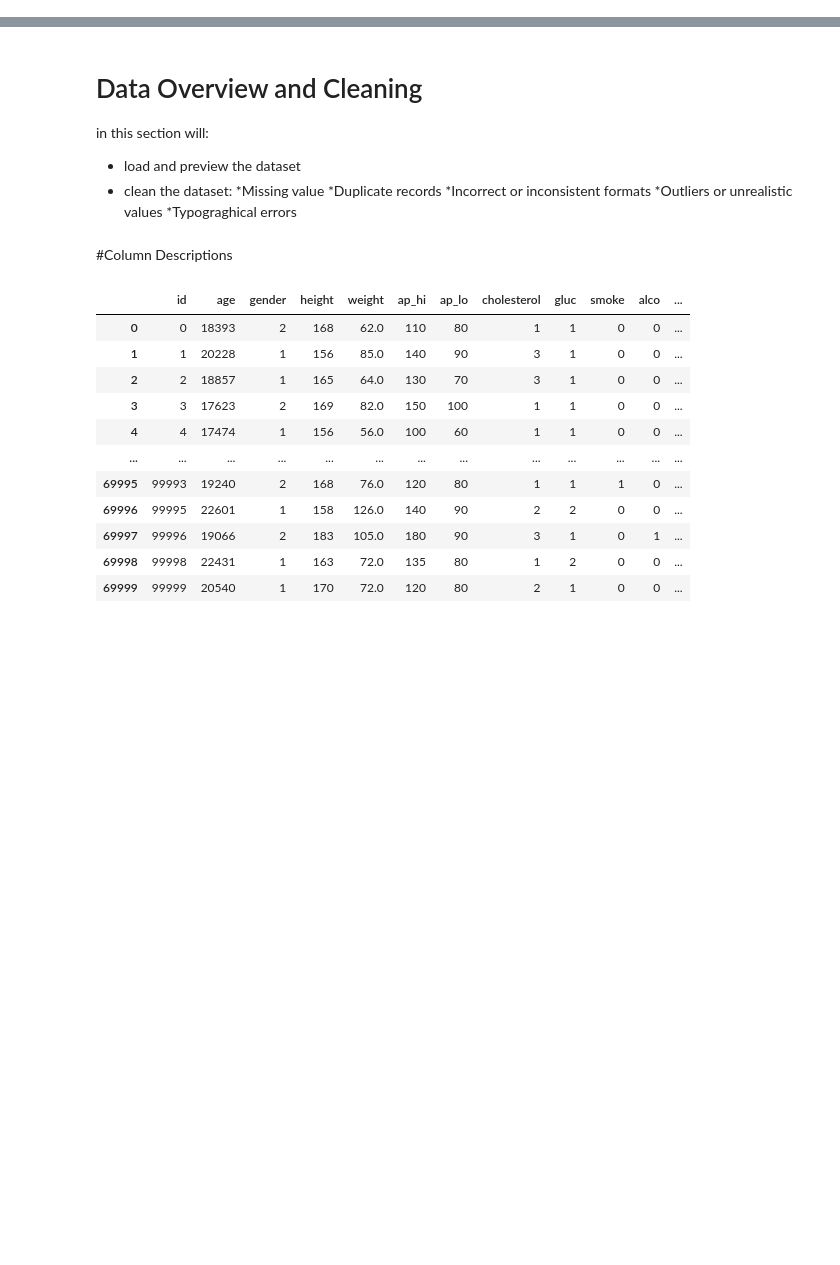
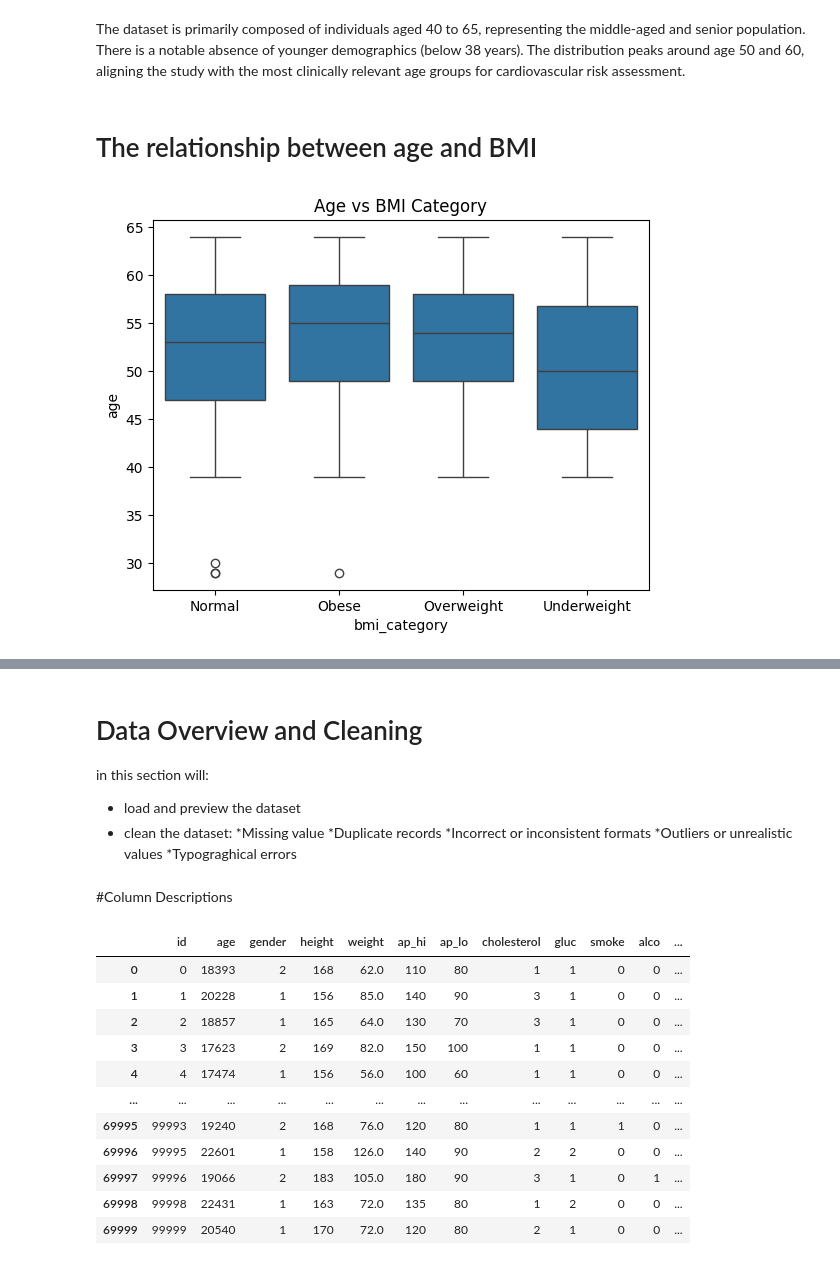
Before and after one commit to yousefghawi/Cardiovascular-disease-capstone-project, a Jupyter notebook: Modeling and Evaluation/Machine_Learning_Modeling.ipynb, the cells around one changed output, grey strips where cells are left out. Drawn from its saved outputs; the diff is of its cells as text; code cells hidden in the pictures; blank space fills up the shorter version.

```diff
--- a/Modeling and Evaluation/Machine_Learning_Modeling.ipynb
+++ b/Modeling and Evaluation/Machine_Learning_Modeling.ipynb
@@ -0,0 +608,10 @@
+# %% [markdown]
+The dataset is primarily composed of individuals aged 40 to 65, representing the middle-aged and senior population. There is a notable absence of younger demographics (below 38 years). The distribution peaks around age 50 and 60, aligning the study with the most clinically relevant age groups for cardiovascular risk assessment.
+# %% [markdown]
+# The relationship between age and BMI
+# %%
+sns.boxplot(x='bmi_category', y='age', data=df)
+plt.title("Age vs BMI Category")
+plt.show()
+# %% [output]
+[figure, added]
```
Also changed, not shown: parts of 108 cells of this notebook.
